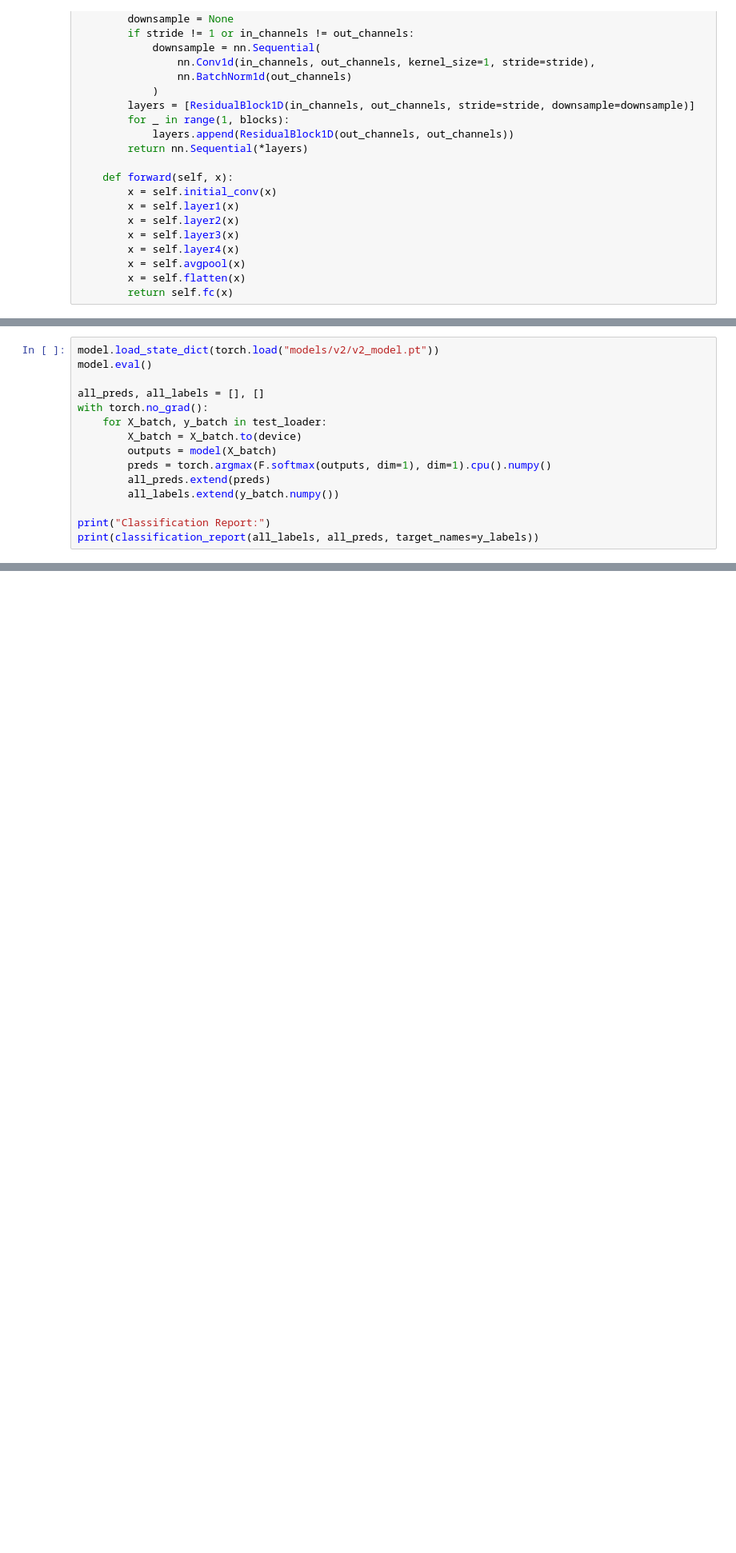
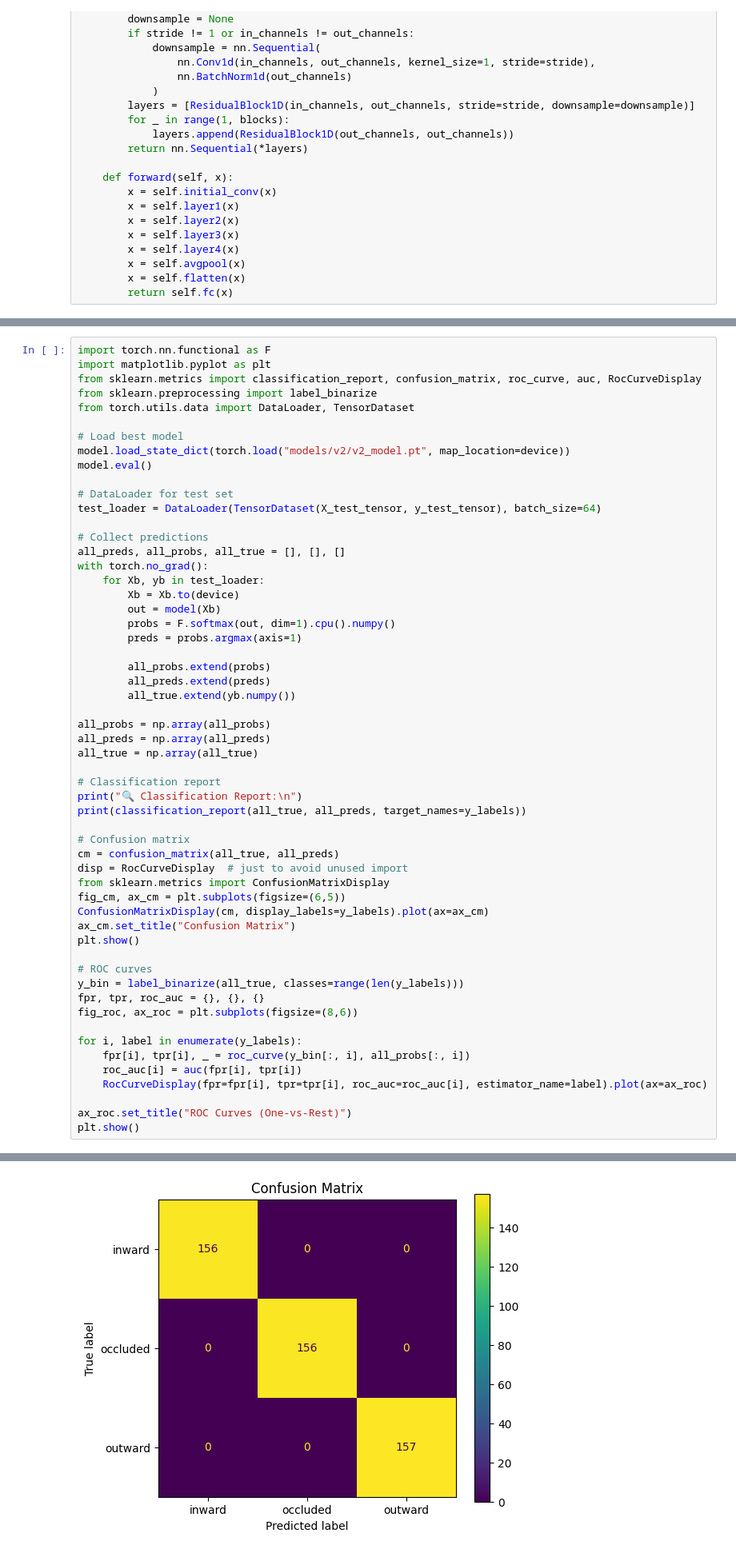
Before and after one commit to Amir-Tav/AI-in-Drug-Discovery-, a Jupyter notebook: super_set.ipynb, the cells around one changed output, grey strips where cells are left out. Shown at 80% size. Saved outputs shown, nothing was run; the diff lists cells and outputs as text; blank space fills up the shorter version.

```diff
--- a/super_set.ipynb
+++ b/super_set.ipynb
@@ -1274,15 +1113,0 @@ Epoch 45/100 - Train Loss: 0.0001 - Val Loss: 0.0010
-# %%
-model.load_state_dict(torch.load("models/v2/v2_model.pt"))
-model.eval()
-
-all_preds, all_labels = [], []
-with torch.no_grad():
-    for X_batch, y_batch in test_loader:
-        X_batch = X_batch.to(device)
-        outputs = model(X_batch)
-        preds = torch.argmax(F.softmax(outputs, dim=1), dim=1).cpu().numpy()
-        all_preds.extend(preds)
-        all_labels.extend(y_batch.numpy())
-
-print("Classification Report:")
-print(classification_report(all_labels, all_preds, target_names=y_labels))
@@ -1299,0 +1258,57 @@ weighted avg       1.00      1.00      1.00       469
+# %%
+import torch.nn.functional as F
+import matplotlib.pyplot as plt
+from sklearn.metrics import classification_report, confusion_matrix, roc_curve, auc, RocCurveDisplay
+from sklearn.preprocessing import label_binarize
+from torch.utils.data import DataLoader, TensorDataset
+
+# Load best model
+model.load_state_dict(torch.load("models/v2/v2_model.pt", map_location=device))
+model.eval()
+
+# DataLoader for test set
+test_loader = DataLoader(TensorDataset(X_test_tensor, y_test_tensor), batch_size=64)
+
+# Collect predictions
+all_preds, all_probs, all_true = [], [], []
+with torch.no_grad():
+    for Xb, yb in test_loader:
+        Xb = Xb.to(device)
+        out = model(Xb)
+        probs = F.softmax(out, dim=1).cpu().numpy()
+        preds = probs.argmax(axis=1)
+
+        all_probs.extend(probs)
+        all_preds.extend(preds)
+        all_true.extend(yb.numpy())
+
+all_probs = np.array(all_probs)
+all_preds = np.array(all_preds)
+all_true = np.array(all_true)
+
+# Classification report
+print("🔍 Classification Report:\n")
+print(classification_report(all_true, all_preds, target_names=y_labels))
+
+# Confusion matrix
+cm = confusion_matrix(all_true, all_preds)
+disp = RocCurveDisplay  # just to avoid unused import
+from sklearn.metrics import ConfusionMatrixDisplay
+fig_cm, ax_cm = plt.subplots(figsize=(6,5))
+ConfusionMatrixDisplay(cm, display_labels=y_labels).plot(ax=ax_cm)
+ax_cm.set_title("Confusion Matrix")
+plt.show()
+
+# ROC curves
+y_bin = label_binarize(all_true, classes=range(len(y_labels)))
+fpr, tpr, roc_auc = {}, {}, {}
+fig_roc, ax_roc = plt.subplots(figsize=(8,6))
+
+for i, label in enumerate(y_labels):
+    fpr[i], tpr[i], _ = roc_curve(y_bin[:, i], all_probs[:, i])
+    roc_auc[i] = auc(fpr[i], tpr[i])
+    RocCurveDisplay(fpr=fpr[i], tpr=tpr[i], roc_auc=roc_auc[i], estimator_name=label).plot(ax=ax_roc)
+
+ax_roc.set_title("ROC Curves (One-vs-Rest)")
+plt.show()
+# %% [output]
@@ -1299,0 +1326 @@ weighted avg       1.00      1.00      1.00       469
+[figure, added]
```
Also changed, not shown: parts of 25 cells of this notebook, 4 other files.
